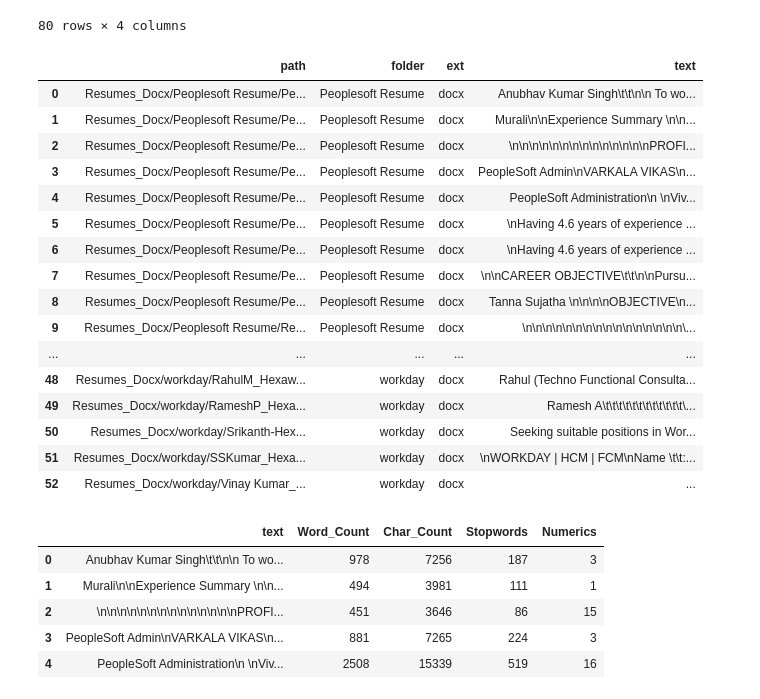
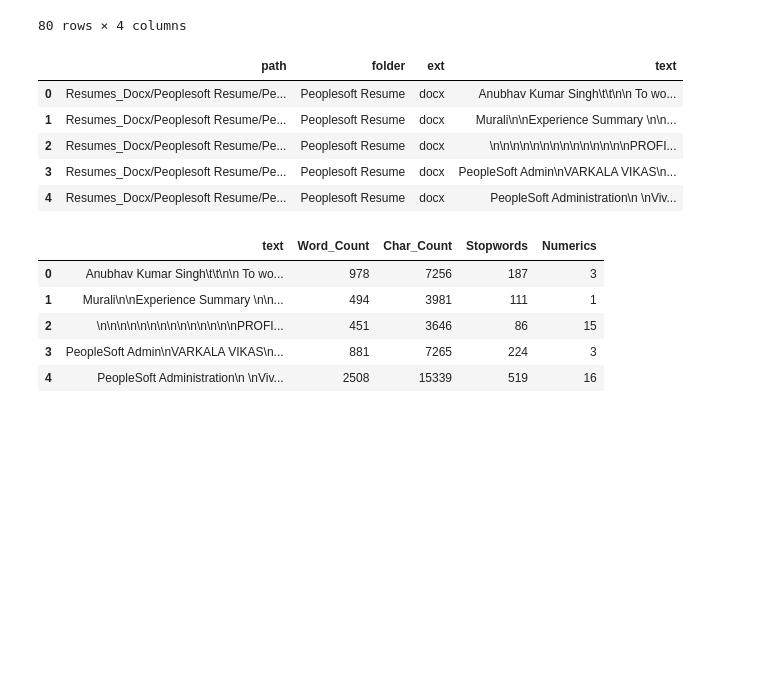
Before and after one commit to logavanan-a/Resume-Classification, a Jupyter notebook: 2. EDA Resume Classification.ipynb, the cells around one changed output. Cells and saved outputs as stored; diff of their text form; code cells hidden in the pictures; blank space fills up the shorter version.

```diff
--- a/2. EDA Resume Classification.ipynb
+++ b/2. EDA Resume Classification.ipynb
@@ -237,25 +245,14 @@ df
 80 rows × 4 columns
 # %%
 resume_data = df[df["text"].notna() & (df["text"] != "")].reset_index(drop=True)
-resume_data
+resume_data.head()
 # %% [output]
 |  | path | folder | ext | text |
 | 0 | Resumes_Docx/Peoplesoft Resume/Pe... | Peoplesoft Resume | docx | Anubhav Kumar Singh\t\t\n\n To wo... |
 | 1 | Resumes_Docx/Peoplesoft Resume/Pe... | Peoplesoft Resume | docx | Murali\n\nExperience Summary \n\n... |
 | 2 | Resumes_Docx/Peoplesoft Resume/Pe... | Peoplesoft Resume | docx | \n\n\n\n\n\n\n\n\n\n\n\n\n\nPROFI... |
 | 3 | Resumes_Docx/Peoplesoft Resume/Pe... | Peoplesoft Resume | docx | PeopleSoft Admin\nVARKALA VIKAS\n... |
 | 4 | Resumes_Docx/Peoplesoft Resume/Pe... | Peoplesoft Resume | docx | PeopleSoft Administration\n \nViv... |
-| 5 | Resumes_Docx/Peoplesoft Resume/Pe... | Peoplesoft Resume | docx | \nHaving 4.6 years of experience ... |
-| 6 | Resumes_Docx/Peoplesoft Resume/Pe... | Peoplesoft Resume | docx | \nHaving 4.6 years of experience ... |
-| 7 | Resumes_Docx/Peoplesoft Resume/Pe... | Peoplesoft Resume | docx | \n\nCAREER OBJECTIVE\t\t\n\nPursu... |
-| 8 | Resumes_Docx/Peoplesoft Resume/Pe... | Peoplesoft Resume | docx | Tanna Sujatha \n\n\n\nOBJECTIVE\n... |
-| 9 | Resumes_Docx/Peoplesoft Resume/Re... | Peoplesoft Resume | docx | \n\n\n\n\n\n\n\n\n\n\n\n\n\n\n\n\... |
-| ... | ... | ... | ... | ... |
-| 48 | Resumes_Docx/workday/RahulM_Hexaw... | workday | docx | Rahul (Techno Functional Consulta... |
-| 49 | Resumes_Docx/workday/RameshP_Hexa... | workday | docx | Ramesh A\t\t\t\t\t\t\t\t\t\t\t\t\... |
-| 50 | Resumes_Docx/workday/Srikanth-Hex... | workday | docx | Seeking suitable positions in Wor... |
-| 51 | Resumes_Docx/workday/SSKumar_Hexa... | workday | docx | \nWORKDAY | HCM | FCM\nName \t\t:... |
-| 52 | Resumes_Docx/workday/Vinay Kumar_... | workday | docx | ... |
 # %%
 from nltk.corpus import stopwords
 stop = stopwords.words('english')
```
Also changed, not shown: parts of 42 cells of this notebook.
